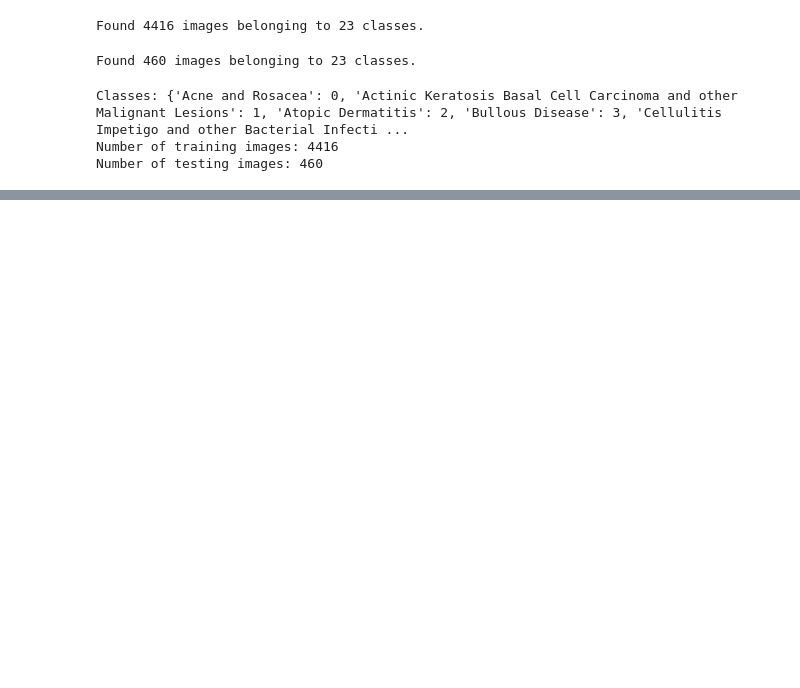
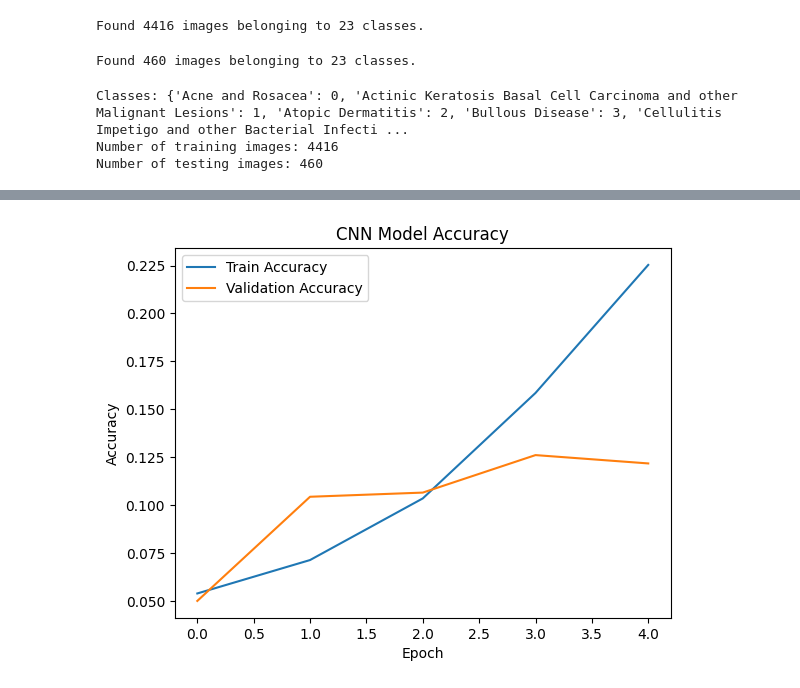
Before and after one commit to Rivier-Computer-Science/SP25-690-Narva, a Jupyter notebook: skin-disease-detection/project_code/Skin_Disease_Project.ipynb, the cells around one changed output, grey strips where cells are left out. Saved outputs shown, nothing was run; the diff lists cells and outputs as text; code cells hidden in the pictures; blank space fills up the shorter version.

Commit message:
Implemented CNN baseline model

```diff
--- a/skin-disease-detection/project_code/Skin_Disease_Project.ipynb
+++ b/skin-disease-detection/project_code/Skin_Disease_Project.ipynb
@@ -100,0 +110,24 @@ plt.show()
+# %%
+cnn_model = Sequential()
+
+cnn_model.add(Conv2D(32, (3,3), activation='relu', input_shape=(224,224,3)))
+cnn_model.add(MaxPooling2D(pool_size=(2,2)))
+
+cnn_model.add(Conv2D(64, (3,3), activation='relu'))
+cnn_model.add(MaxPooling2D(pool_size=(2,2)))
+
+cnn_model.add(Conv2D(128, (3,3), activation='relu'))
+cnn_model.add(MaxPooling2D(pool_size=(2,2)))
+
+cnn_model.add(Flatten())
+
+cnn_model.add(Dense(128, activation='relu'))
+cnn_model.add(Dropout(0.5))
+
+cnn_model.add(Dense(train_data.num_classes, activation='softmax'))
+# %%
+cnn_model.compile(
+    optimizer='adam',
+    loss='categorical_crossentropy',
+    metrics=['accuracy']
+)
@@ -100,0 +158,6 @@ plt.show()
+# %%
+cnn_history = cnn_model.fit(
+    train_data,
+    validation_data=test_data,
+    epochs=5
+)
@@ -100,0 +175,13 @@ plt.show()
+# %%
+plt.plot(cnn_history.history['accuracy'])
+plt.plot(cnn_history.history['val_accuracy'])
+
+plt.title('CNN Model Accuracy')
+plt.xlabel('Epoch')
+plt.ylabel('Accuracy')
+
+plt.legend(['Train Accuracy', 'Validation Accuracy'])
+
+plt.show()
+# %% [output]
+[figure, added]
```
Also changed, not shown: parts of 10 cells of this notebook.
